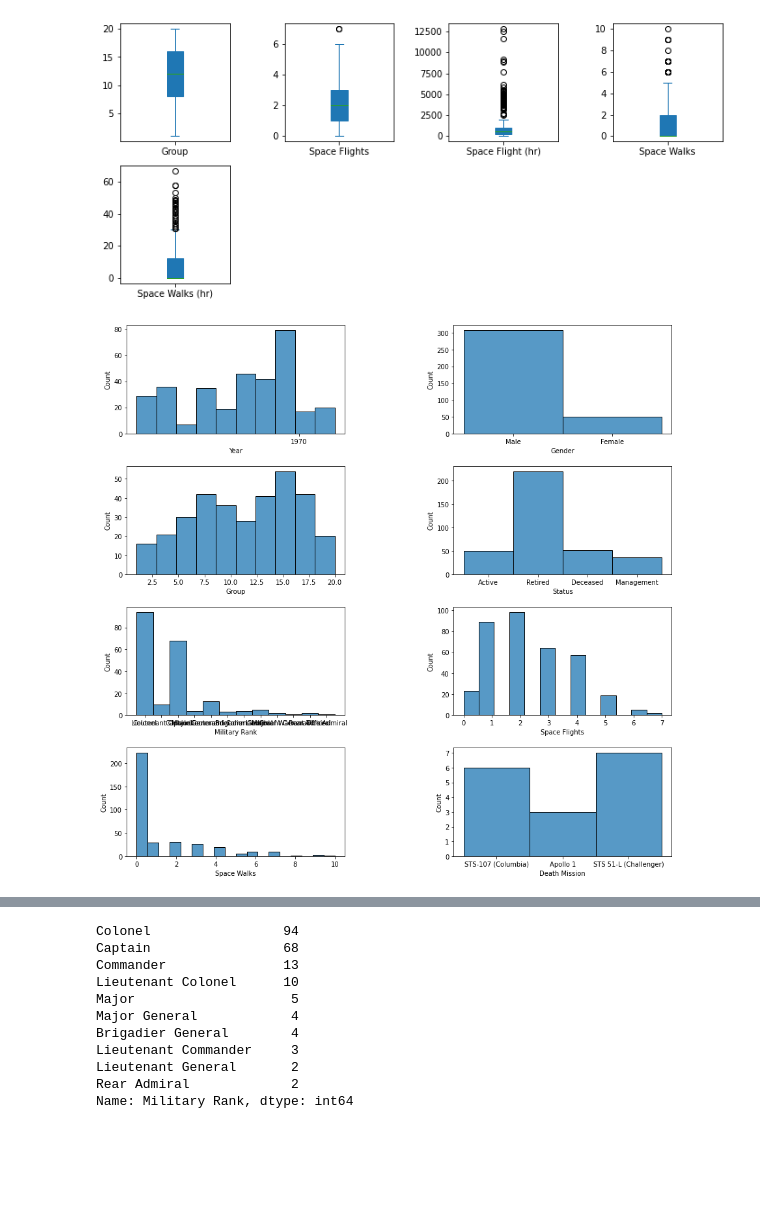
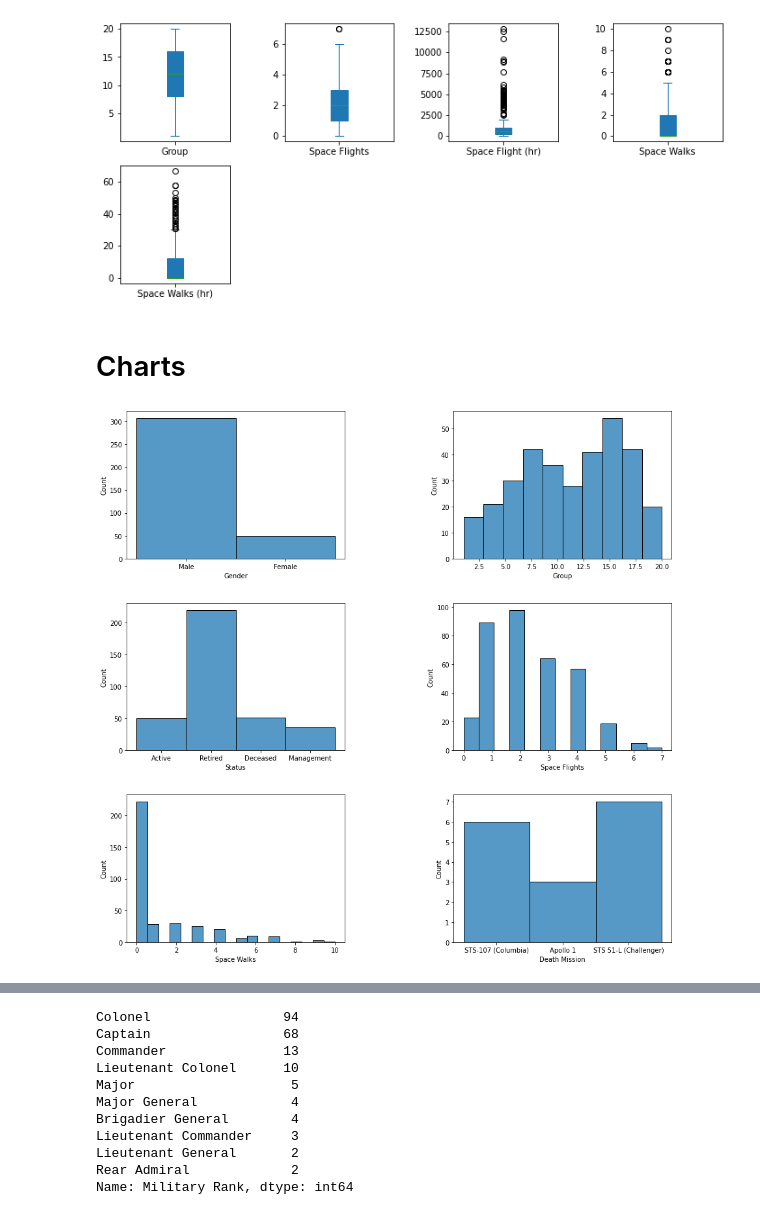
Before and after one commit to eytanni/-, a Jupyter notebook: astronauts.ipynb, the cells around one changed output, grey strips where cells are left out. Saved outputs shown, nothing was run; the diff lists cells and outputs as text; code cells hidden in the pictures; blank space fills up the shorter version.

```diff
--- a/astronauts.ipynb
+++ b/astronauts.ipynb
@@ -97,12 +111,14 @@ df.plot(subplots=True, layout=(5,4), kind='box', figsize=(12,14), patch_artist=T
 plt.subplots_adjust(wspace=0.5);
 # %% [output]
 [figure]
+# %% [markdown]
+# Charts
 # %%
-features = ['Year', 'Gender','Group','Status', 'Military Rank','Space Flights','Space Walks','Death Mission']
-fig, axes = plt.subplots(4,2,figsize=(15,15))
+features = ['Gender','Group','Status','Space Flights','Space Walks','Death Mission']
+fig, axes = plt.subplots(3,2,figsize=(15,15))
 plt.subplots_adjust(wspace=0.5,hspace=0.3)
 axes = axes.flatten()
 for i, att in enumerate(features):
     sns.histplot(x=att, data=df, ax=axes[i])
 # %% [output]
-[figure, old version]
+[figure, new version]
```
Also changed, not shown: parts of 25 cells of this notebook.
